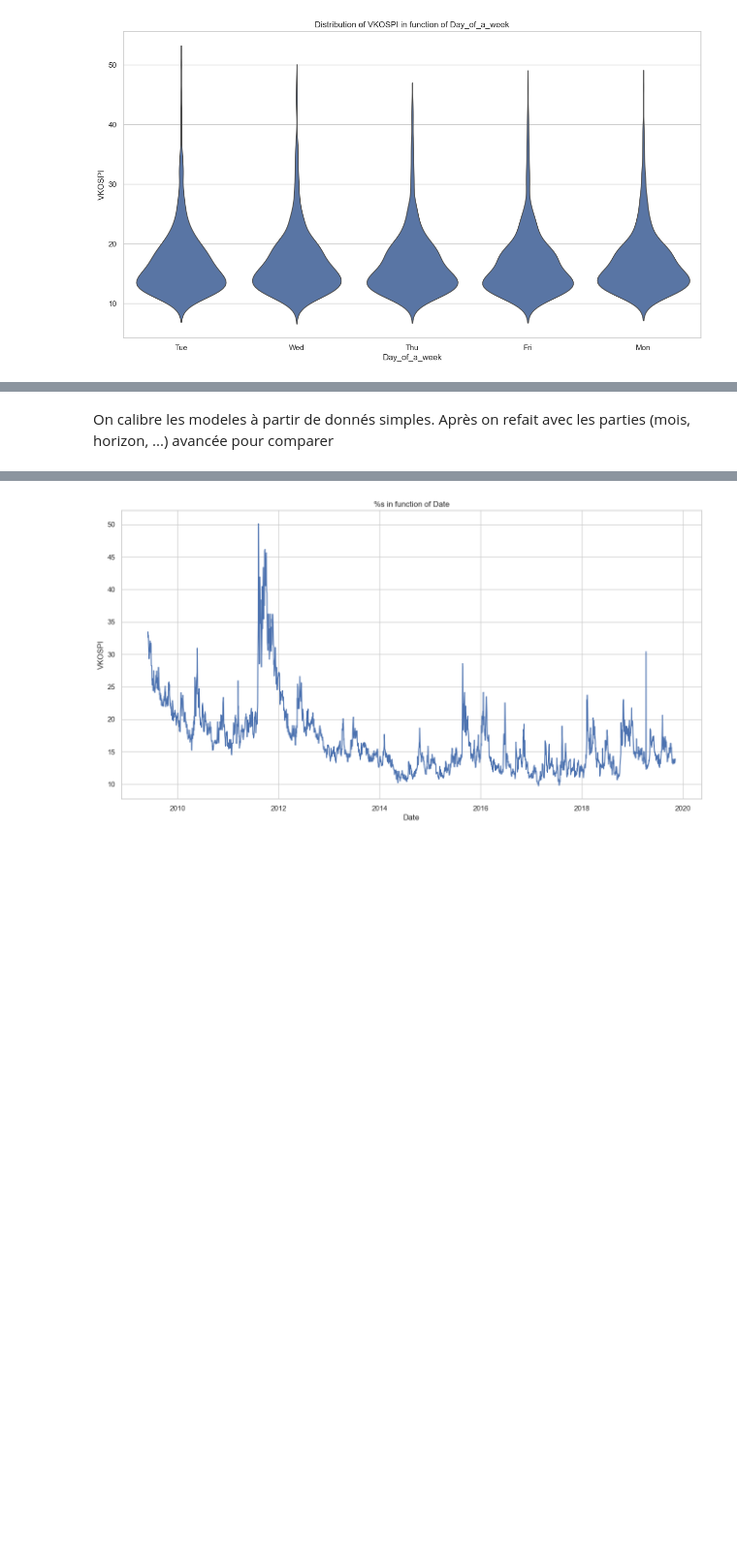
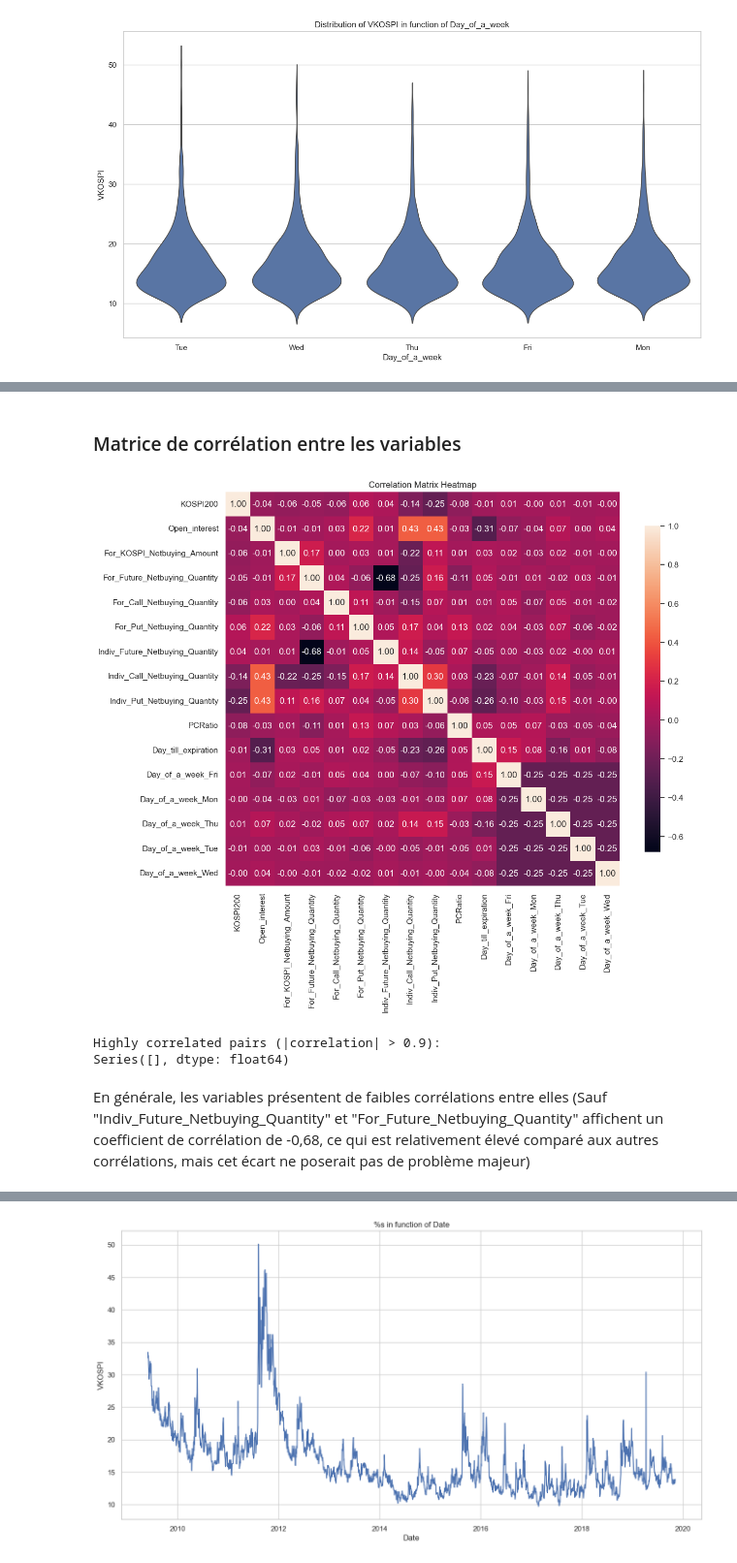
Before and after one commit to nbm6d3tp/Predict_VKOSPI, a Jupyter notebook: Main.ipynb, the cells around one changed output, grey strips where cells are left out. Shown at 97% size. Saved outputs shown, nothing was run; the diff lists cells and outputs as text; code cells hidden in the pictures; blank space fills up the shorter version.

```diff
--- a/Main.ipynb
+++ b/Main.ipynb
@@ -160,17 +159,0 @@ Au premier vu, "Day_till_expiration", "Day_of_week" l'air explique pas le prix d
-# %%
-correlation_matrix = df[predictors].corr()
-
-plt.figure(figsize=(12, 10))
-sns.heatmap(
-    correlation_matrix, annot=True, fmt=".2f", square=True, cbar_kws={"shrink": 0.8}
-)
-plt.title("Correlation Matrix Heatmap")
-plt.show()
-
-high_corr_pairs = correlation_matrix.unstack().sort_values(ascending=False)
-high_corr_pairs = high_corr_pairs[
-    (high_corr_pairs.abs() > 0.9) & (high_corr_pairs < 1.0)
-]
-
-print("Highly correlated pairs (|correlation| > 0.9):")
-print(high_corr_pairs)
@@ -198,2 +188,28 @@ df.head()
-# %% [markdown]
-On calibre les modeles à partir de donnés simples. Après on refait avec les parties (mois, horizon, ...) avancée pour comparer
+# %% [markdown]
+### Matrice de corrélation entre les variables
+# %%
+def display_correlation_matrix():
+    correlation_matrix = df[predictors].corr()
+    plt.figure(figsize=(12, 10))
+    sns.heatmap(
+        correlation_matrix, annot=True, fmt=".2f", square=True, cbar_kws={"shrink": 0.8}
+    )
+    plt.title("Correlation Matrix Heatmap")
+    plt.show()
+
+    high_corr_pairs = correlation_matrix.unstack().sort_values(ascending=False)
+    high_corr_pairs = high_corr_pairs[
+        (high_corr_pairs.abs() > 0.6) & (high_corr_pairs < 1.0)
+    ]
+
+    print("Highly correlated pairs (|correlation| > 0.6):")
+    print(high_corr_pairs)
+
+
+display_correlation_matrix()
+# %% [output]
+[figure, added]
+Highly correlated pairs (|correlation| > 0.9):
+Series([], dtype: float64)
+# %% [markdown]
+En générale, les variables présentent de faibles corrélations entre elles (Sauf "Indiv_Future_Netbuying_Quantity" et "For_Future_Netbuying_Quantity" affichent un coefficient de corrélation de -0,68, ce qui est relativement élevé comparé aux autres corrélations, mais cet écart ne poserait pas de problème majeur)
```
Also changed, not shown: parts of 55 cells of this notebook.
